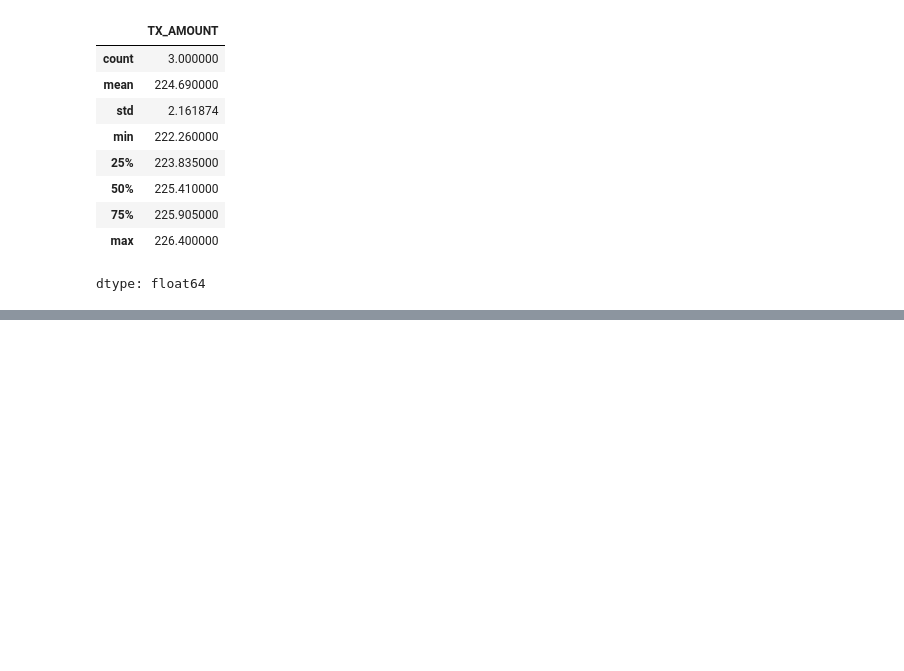
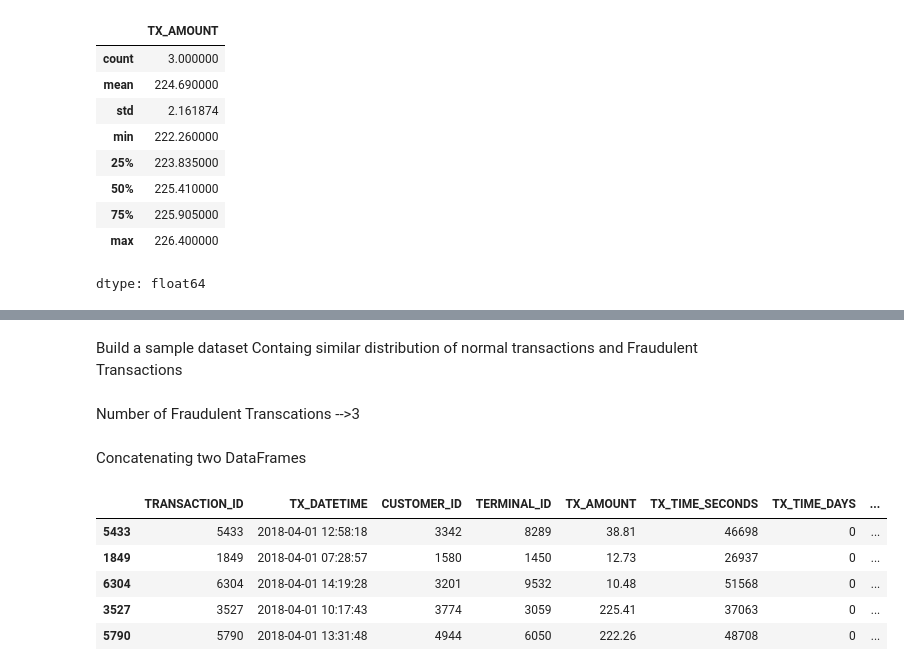
Before and after one commit to JafarunnishaShaik/Fraud-Transaction-Detection, a Jupyter notebook: Fraud_Transaction_Detection_.ipynb, the cells around one changed output, grey strips where cells are left out. Saved outputs shown, nothing was run; the diff lists cells and outputs as text; code cells hidden in the pictures; blank space fills up the shorter version.

```diff
--- a/Fraud_Transaction_Detection_.ipynb
+++ b/Fraud_Transaction_Detection_.ipynb
@@ -119,0 +125,19 @@ drive.mount('/content/drive')
+# %% [markdown]
+Build a sample dataset Containg similar distribution of normal transactions and Fraudulent Transactions
+# %% [markdown]
+Number of Fraudulent Transcations -->3
+# %%
+legit_sample = legit.sample(n=3)
+# %% [markdown]
+Concatenating two DataFrames
+# %%
+new_dataset = pd.concat([legit_sample,fraud], axis = 0)
+# %%
+new_dataset.head()
+# %% [output]
+|  | TRANSACTION_ID | TX_DATETIME | CUSTOMER_ID | TERMINAL_ID | TX_AMOUNT | TX_TIME_SECONDS | TX_TIME_DAYS | ... |
+| 5433 | 5433 | 2018-04-01 12:58:18 | 3342 | 8289 | 38.81 | 46698 | 0 | ... |
+| 1849 | 1849 | 2018-04-01 07:28:57 | 1580 | 1450 | 12.73 | 26937 | 0 | ... |
+| 6304 | 6304 | 2018-04-01 14:19:28 | 3201 | 9532 | 10.48 | 51568 | 0 | ... |
+| 3527 | 3527 | 2018-04-01 10:17:43 | 3774 | 3059 | 225.41 | 37063 | 0 | ... |
+| 5790 | 5790 | 2018-04-01 13:31:48 | 4944 | 6050 | 222.26 | 48708 | 0 | ... |
```
Also changed, not shown: parts of 26 cells of this notebook.
